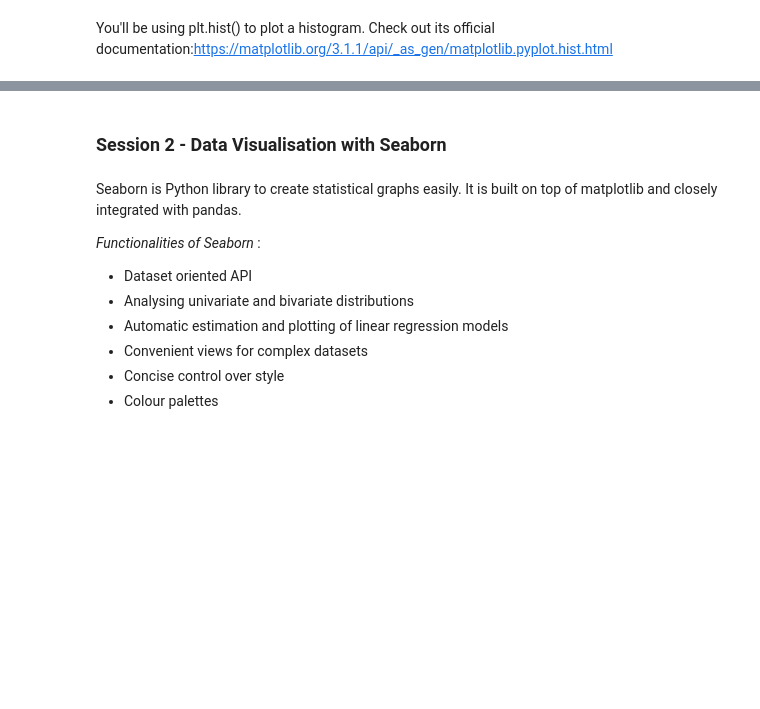
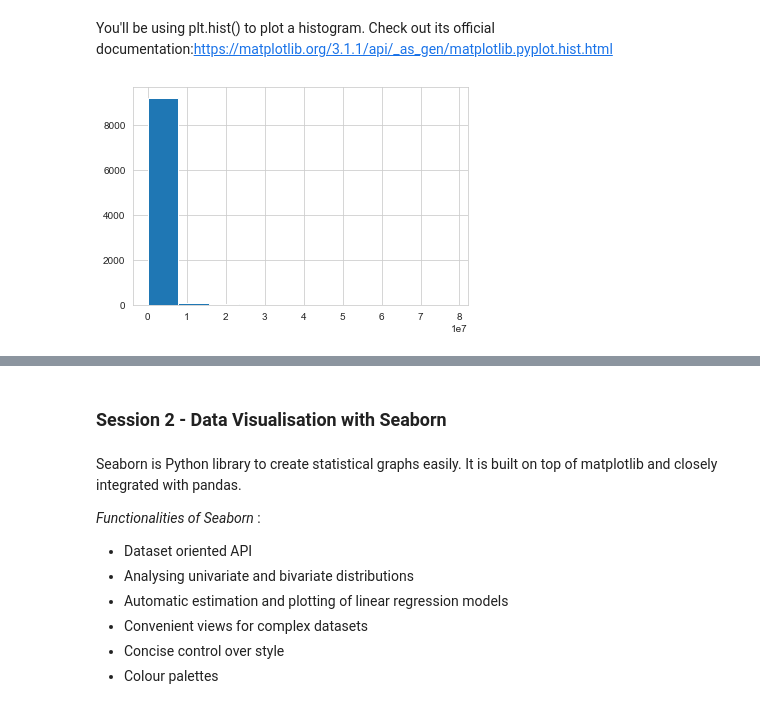
Before and after one commit to tuannguyen-itit/gg_playstore, a Jupyter notebook: Data Visualisation in Python - Case Study.ipynb, the cells around one changed output, grey strips where cells are left out. Drawn from its saved outputs; the diff is of its cells as text; code cells hidden in the pictures; blank space fills up the shorter version.

```diff
--- a/Data Visualisation in Python - Case Study.ipynb
+++ b/Data Visualisation in Python - Case Study.ipynb
@@ -415,2 +480,4 @@ Using a box plot you can identify the outliers as follows:
 # %%
 #Clean the Price column again
+inp1 = inp1[inp1.Price < 30]
+inp1.describe()
@@ -429,4 +508,8 @@ You'll be using plt.hist() to plot a histogram. Check out its official documenta
 # %%
 #Create a histogram of the Reviews
+plt.hist(inp1.Reviews)
+plt.show()
+# %% [output]
+[figure, added]
 # %%
 #Create a boxplot of the Reviews column
```
Also changed, not shown: parts of 83 cells of this notebook.
